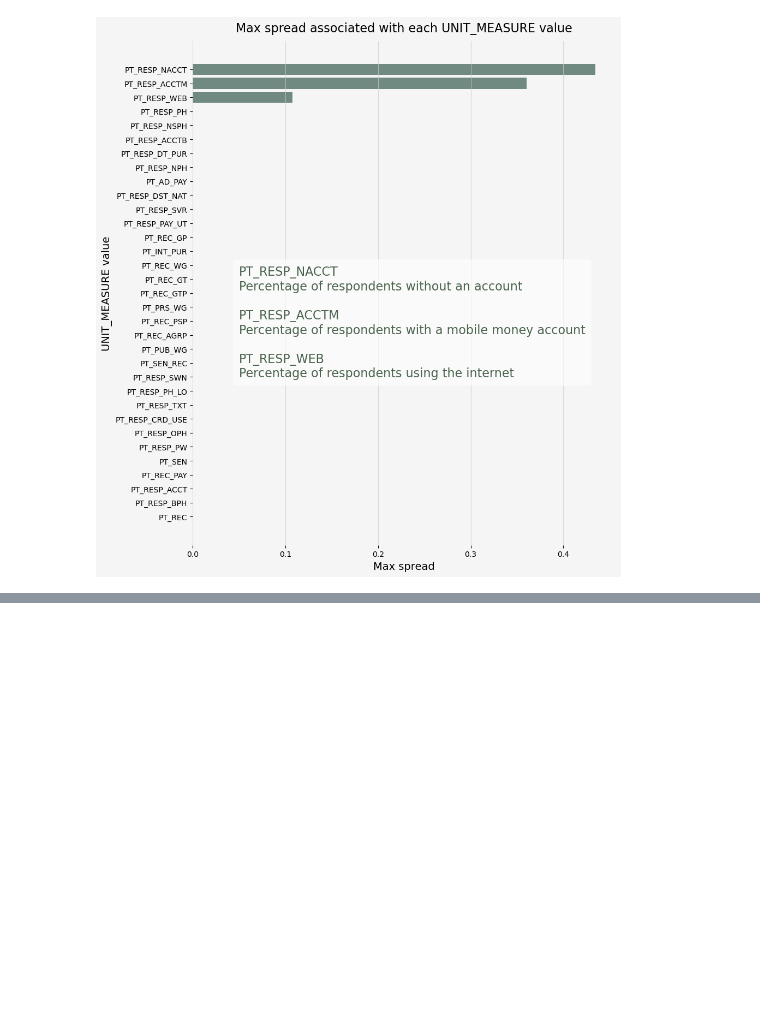
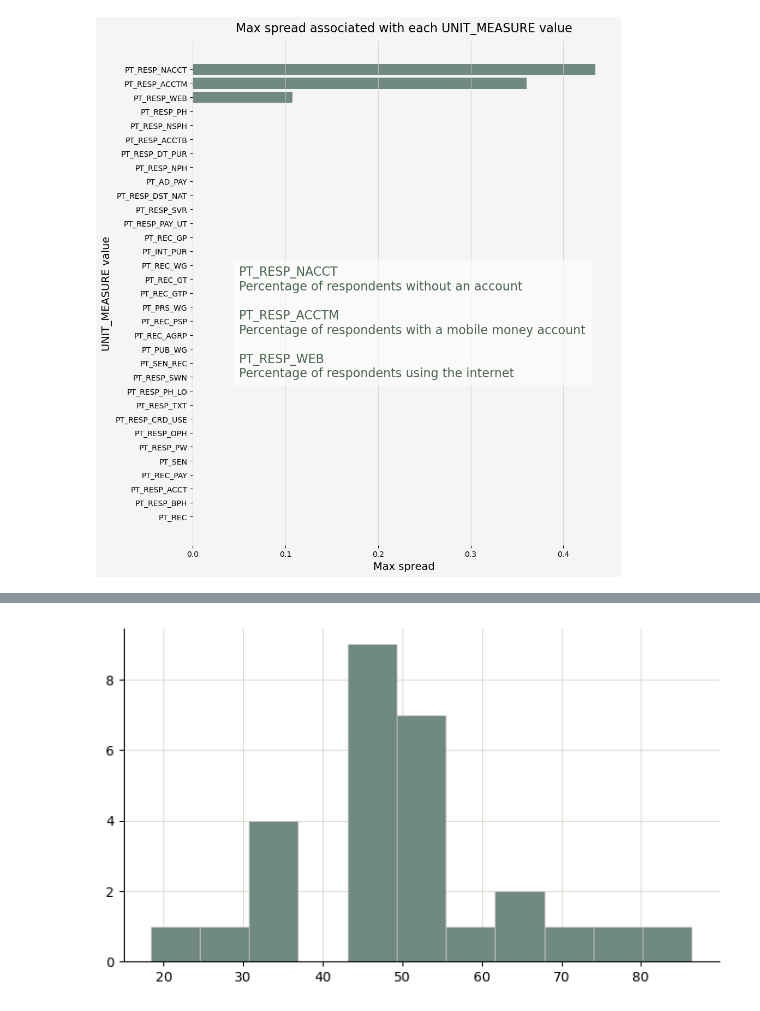
Before and after one commit to reebme/curated-data-sqlite, a Jupyter notebook: notebooks/04_findex_unit_measure.ipynb, the cells around one changed output, grey strips where cells are left out. Drawn from its saved outputs; the diff is of its cells as text; code cells hidden in the pictures; blank space fills up the shorter version.

```diff
--- a/notebooks/04_findex_unit_measure.ipynb
+++ b/notebooks/04_findex_unit_measure.ipynb
@@ -58,0 +114,16 @@ utils.pretty_hbar(max_spreads['unit_measure'], max_spreads['spread'],
+# %%
+um_indicators_tuples = utils.run_sql(findex_db_name, sql_folder + 'unit_measure_indicators.sql')
+um_indicators = pd.DataFrame(um_indicators_tuples, columns = ['unit_measure', 'unit_measure_label', 'indicator', 'indicator_label', 'no_observations'])
+
+assert (um_indicators['unit_measure'].unique() == um_non_zero).all()
+# %%
+# data range check
+paired_tuples = utils.run_sql(findex_db_name, sql_folder + 'data_paired.sql')
+paired_data = pd.DataFrame(paired_tuples,
+                                               columns = ['um', 'country_id', 'observation_date', 'indicator', 'cond_val', 'base_val', 'der_val'])
+
+assert len(paired_data) == um_indicators['no_observations'].sum()
+
+print((paired_data[['cond_val', 'base_val', 'der_val']] > 0).sum())
+print((paired_data[['cond_val', 'base_val', 'der_val']] < 1).sum())
+print((paired_data[['cond_val', 'base_val', 'der_val']] < 100).sum())
@@ -58,0 +169,19 @@ utils.pretty_hbar(max_spreads['unit_measure'], max_spreads['spread'],
+# %%
+# fin13a, fin13c and fin13f together have 0 spread
+
+mobile_money_acc_zero_spreads_tuples = utils.run_sql(findex_db_name, sql_folder + 'mobile_money_acc_zero_spread.sql')
+mobile_money_acc_zero_spreads = pd.DataFrame(mobile_money_acc_zero_spreads_tuples,
+                                             columns = ['um', 'um_label', 'country_id', 'country_name', 'observation_date', 'min_derived', 'max_derived', 'spread'])
+# %%
+# fin13a, fin13c and fin13f together have 0 spread
+# adding fin13b gived max spread of about 1.4%
+
+mobile_money_acc_small_spreads_tuples = utils.run_sql(findex_db_name, sql_folder + 'mobile_money_acc_small_spread.sql')
+mobile_money_acc_small_spreads = pd.DataFrame(mobile_money_acc_small_spreads_tuples,
+                                             columns = ['um', 'um_label', 'country_id', 'country_name', 'observation_date', 'min_derived', 'max_derived', 'spread'])
+
+fin13_1a_paired_tuples = utils.run_sql(findex_db_name, sql_folder + 'fin13_1a_paired.sql')
+fin13_1a_paired = pd.DataFrame(fin13_1a_paired_tuples, columns = ['um', 'country_id', 'observation_date', 'indicator', 'cond_val', 'base_val', 'der_val'])
+
+fin13_1b_paired_tuples = utils.run_sql(findex_db_name, sql_folder + 'fin13_1b_paired.sql')
+fin13_1b_paired = pd.DataFrame(fin13_1b_paired_tuples, columns = ['um', 'country_id', 'observation_date', 'indicator', 'cond_val', 'base_val', 'der_val'])
@@ -58,0 +257,4 @@ utils.pretty_hbar(max_spreads['unit_measure'], max_spreads['spread'],
+# %%
+utils.pretty_histogram(mobile_money_acc_small_spreads['min_derived'] * 100)
+# %% [output]
+[figure, added]
```
Also changed, not shown: parts of 35 cells of this notebook, 10 other files.
